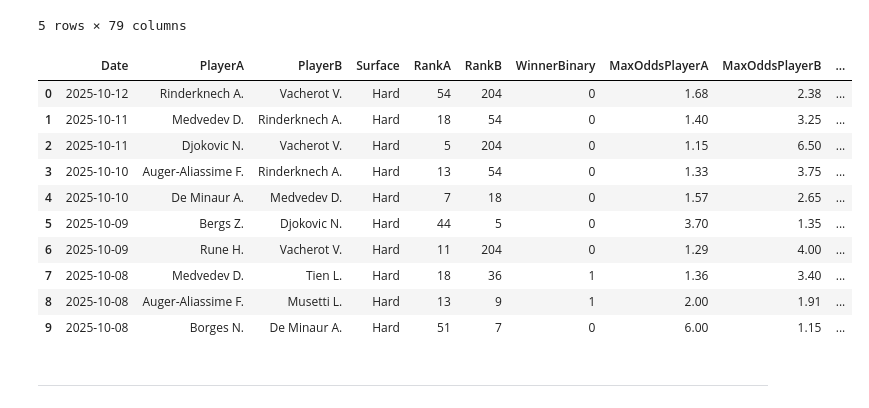
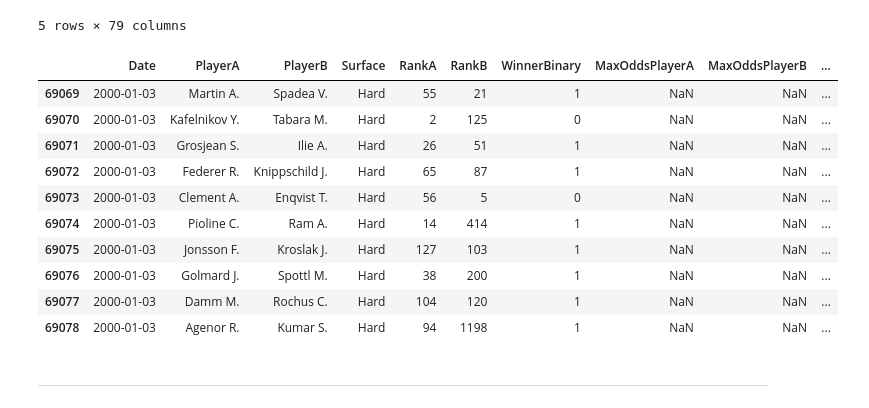
Before and after one commit to ikerUdG/Me-vs.-IBM, a Jupyter notebook: data_cleaner.ipynb, the cells around one changed output. Drawn from its saved outputs; the diff is of its cells as text; code cells hidden in the pictures.

```diff
--- a/data_cleaner.ipynb
+++ b/data_cleaner.ipynb
@@ -144,19 +167,19 @@ df_record_all.head()
 | 4 | 51 | Shanghai | Shanghai Masters | 2025-10-10 | Masters 1000 | Outdoor | Hard | Quarterfinals | 3.0 | Medvedev D. | ... | ... |
 5 rows × 79 columns
 # %%
-df_record_all[['Date', 'PlayerA', 'PlayerB', 'Surface', 'RankA', 'RankB', 'WinnerBinary', 'MaxOddsPlayerA', 'MaxOddsPlayerB', 'AvgOddsPlayerA', 'AvgOddsPlayerB', 'H2H_A_wins', 'H2H_B_wins', 'H2H_Diff', 'WinsA', 'LossesA', 'WinsB', 'LossesB', 'WinRateA', 'WinRateB']].head(10)
+df_record_all[['Date', 'PlayerA', 'PlayerB', 'Surface', 'RankA', 'RankB', 'WinnerBinary', 'MaxOddsPlayerA', 'MaxOddsPlayerB', 'AvgOddsPlayerA', 'AvgOddsPlayerB', 'H2H_A_wins', 'H2H_B_wins', 'H2H_Diff', 'WinsA', 'LossesA', 'WinsB', 'LossesB', 'WinRateA', 'WinRateB']].tail(10)
 # %% [output]
 |  | Date | PlayerA | PlayerB | Surface | RankA | RankB | WinnerBinary | MaxOddsPlayerA | MaxOddsPlayerB | ... |
-| 0 | 2025-10-12 | Rinderknech A. | Vacherot V. | Hard | 54 | 204 | 0 | 1.68 | 2.38 | ... |
-| 1 | 2025-10-11 | Medvedev D. | Rinderknech A. | Hard | 18 | 54 | 0 | 1.40 | 3.25 | ... |
-| 2 | 2025-10-11 | Djokovic N. | Vacherot V. | Hard | 5 | 204 | 0 | 1.15 | 6.50 | ... |
-| 3 | 2025-10-10 | Auger-Aliassime F. | Rinderknech A. | Hard | 13 | 54 | 0 | 1.33 | 3.75 | ... |
-| 4 | 2025-10-10 | De Minaur A. | Medvedev D. | Hard | 7 | 18 | 0 | 1.57 | 2.65 | ... |
-| 5 | 2025-10-09 | Bergs Z. | Djokovic N. | Hard | 44 | 5 | 0 | 3.70 | 1.35 | ... |
-| 6 | 2025-10-09 | Rune H. | Vacherot V. | Hard | 11 | 204 | 0 | 1.29 | 4.00 | ... |
-| 7 | 2025-10-08 | Medvedev D. | Tien L. | Hard | 18 | 36 | 1 | 1.36 | 3.40 | ... |
-| 8 | 2025-10-08 | Auger-Aliassime F. | Musetti L. | Hard | 13 | 9 | 1 | 2.00 | 1.91 | ... |
-| 9 | 2025-10-08 | Borges N. | De Minaur A. | Hard | 51 | 7 | 0 | 6.00 | 1.15 | ... |
+| 69069 | 2000-01-03 | Martin A. | Spadea V. | Hard | 55 | 21 | 1 | NaN | NaN | ... |
+| 69070 | 2000-01-03 | Kafelnikov Y. | Tabara M. | Hard | 2 | 125 | 0 | NaN | NaN | ... |
+| 69071 | 2000-01-03 | Grosjean S. | Ilie A. | Hard | 26 | 51 | 1 | NaN | NaN | ... |
+| 69072 | 2000-01-03 | Federer R. | Knippschild J. | Hard | 65 | 87 | 1 | NaN | NaN | ... |
+| 69073 | 2000-01-03 | Clement A. | Enqvist T. | Hard | 56 | 5 | 0 | NaN | NaN | ... |
+| 69074 | 2000-01-03 | Pioline C. | Ram A. | Hard | 14 | 414 | 1 | NaN | NaN | ... |
+| 69075 | 2000-01-03 | Jonsson F. | Kroslak J. | Hard | 127 | 103 | 1 | NaN | NaN | ... |
+| 69076 | 2000-01-03 | Golmard J. | Spottl M. | Hard | 38 | 200 | 1 | NaN | NaN | ... |
+| 69077 | 2000-01-03 | Damm M. | Rochus C. | Hard | 104 | 120 | 1 | NaN | NaN | ... |
+| 69078 | 2000-01-03 | Agenor R. | Kumar S. | Hard | 94 | 1198 | 1 | NaN | NaN | ... |
 # %% [markdown]
 ---
 # %%
```
Also changed, not shown: parts of 2 cells of this notebook, 2 other files.
